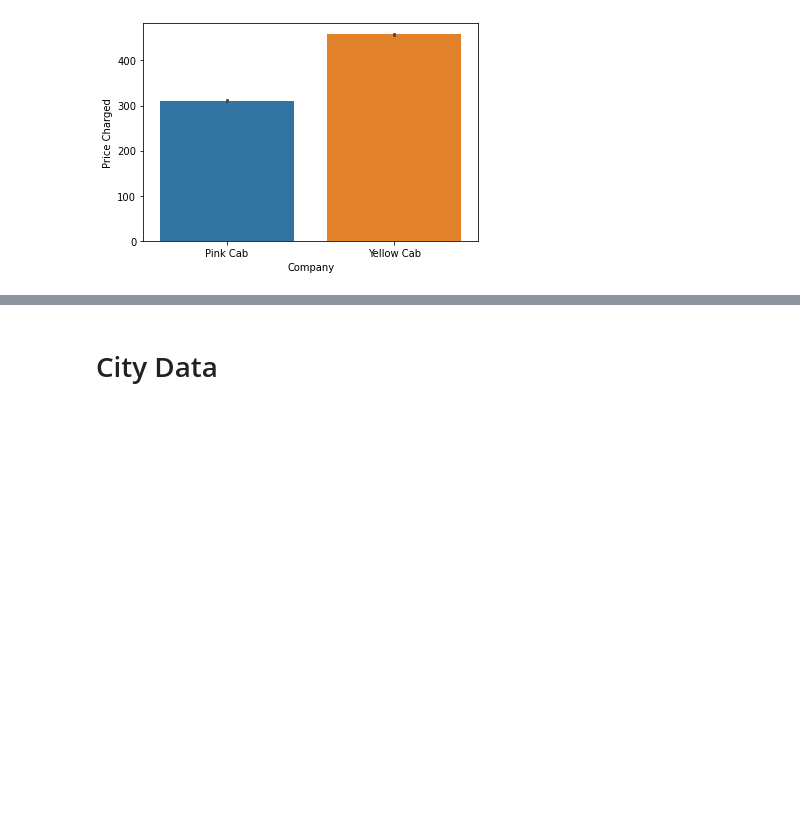
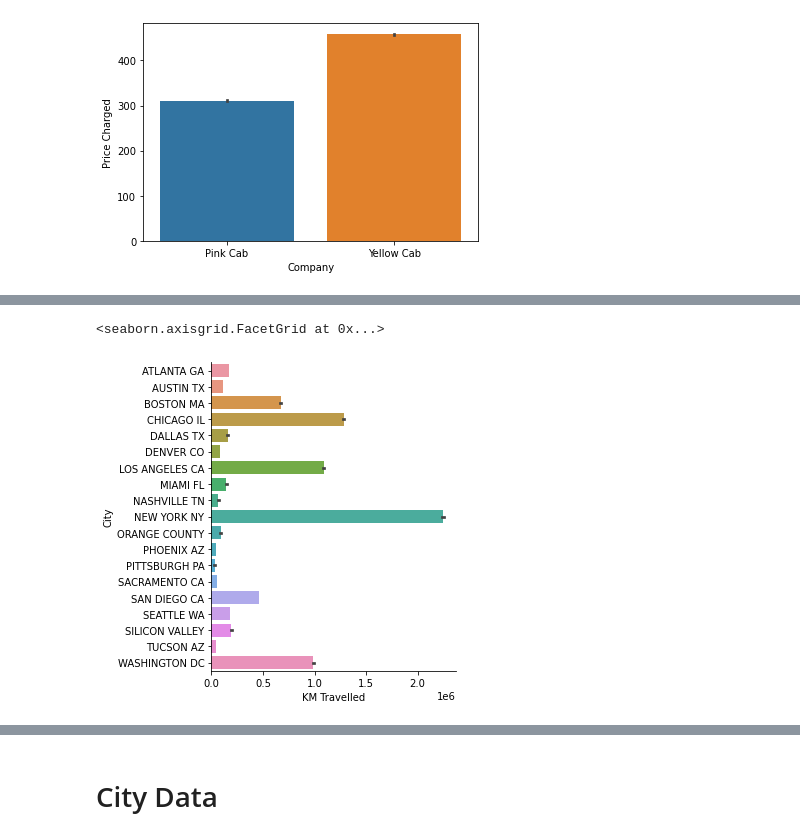
Before and after one commit to swapnilvishwakarma/Insight-for-Cab-Investment-firm, a Jupyter notebook: Insight for Cab Investment firm.ipynb, the cells around one changed output, grey strips where cells are left out. Drawn from its saved outputs; the diff is of its cells as text; code cells hidden in the pictures; blank space fills up the shorter version.

```diff
--- a/Insight for Cab Investment firm.ipynb
+++ b/Insight for Cab Investment firm.ipynb
@@ -181,0 +227,5 @@ sns.heatmap(cab.corr(), color='b', annot=True)
+# %%
+sns.factorplot(kind='bar', x='KM Travelled', y='City', data=cab, estimator=np.sum)
+# %% [output]
+<seaborn.axisgrid.FacetGrid at 0x...>
+[figure, added]
```
Also changed, not shown: parts of 47 cells of this notebook.
